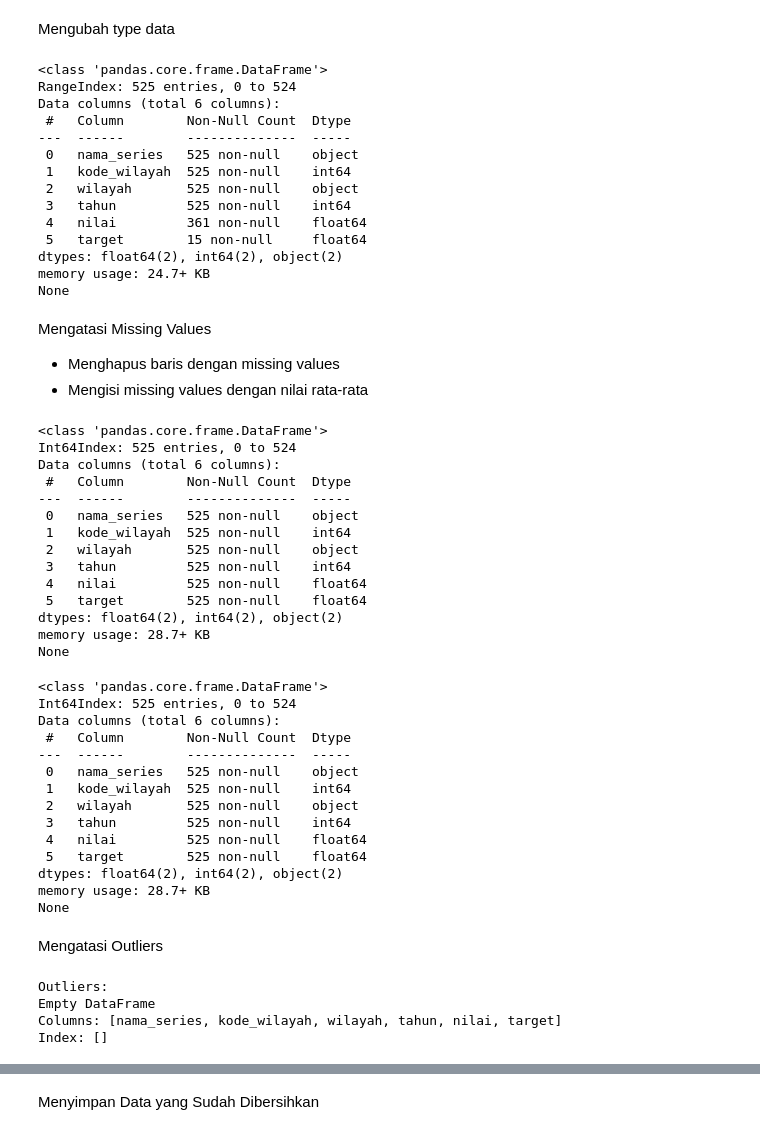
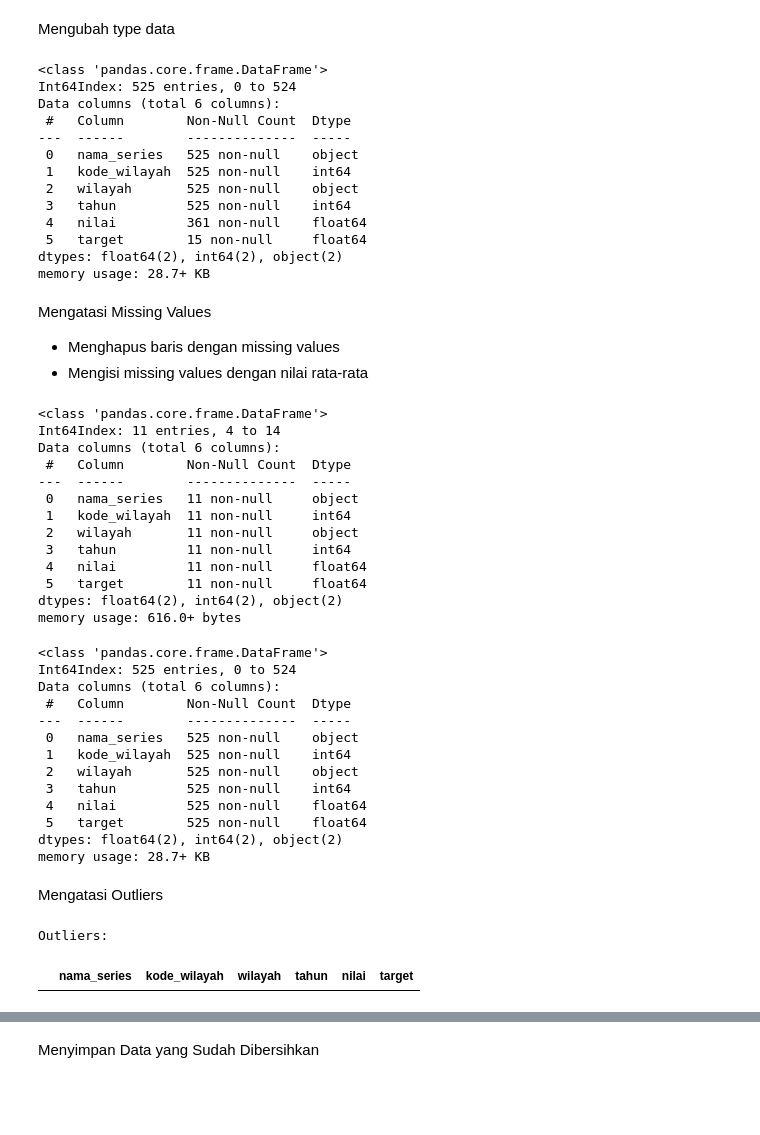
Before and after one commit to tegarkusuma12/Project-Python-Kuliah, a Jupyter notebook: datascience/edust_w6.ipynb, the cells around one changed output, grey strips where cells are left out. Cells and saved outputs as stored; diff of their text form; code cells hidden in the pictures; blank space fills up the shorter version.

```diff
--- a/edust_w6.ipynb
+++ b/datascience/edust_w6.ipynb
@@ -86,10 +84,10 @@ Mengubah type data
 df['nilai'] = df['nilai'].astype('float64')
 df['target'] = df['target'].astype('float64')
 df['tahun'] = df['tahun'].astype('int64')
-print(df.info())
+df.info()
 # %% [output]
 <class 'pandas.core.frame.DataFrame'>
-RangeIndex: 525 entries, 0 to 524
+Int64Index: 525 entries, 0 to 524
 Data columns (total 6 columns):
  #   Column        Non-Null Count  Dtype
 ---  ------        --------------  -----
@@ -100,8 +98,7 @@ Data columns (total 6 columns):
  4   nilai         361 non-null    float64
  5   target        15 non-null     float64
 dtypes: float64(2), int64(2), object(2)
-memory usage: 24.7+ KB
-None
+memory usage: 28.7+ KB
 # %% [markdown]
 Mengatasi Missing Values
 - Menghapus baris dengan missing values
@@ -109,27 +106,26 @@ Mengatasi Missing Values
 # %%
 # Menghapus baris dengan missing values
 df_cleaned = df.dropna(subset=['nilai', 'target'])
-print(df_cleaned.info())
+df_cleaned.info()
 # %% [output]
 <class 'pandas.core.frame.DataFrame'>
-Int64Index: 525 entries, 0 to 524
+Int64Index: 11 entries, 4 to 14
 Data columns (total 6 columns):
  #   Column        Non-Null Count  Dtype
 ---  ------        --------------  -----
- 0   nama_series   525 non-null    object
- 1   kode_wilayah  525 non-null    int64
- 2   wilayah       525 non-null    object
- 3   tahun         525 non-null    int64
- 4   nilai         525 non-null    float64
- 5   target        525 non-null    float64
+ 0   nama_series   11 non-null     object
+ 1   kode_wilayah  11 non-null     int64
+ 2   wilayah       11 non-null     object
+ 3   tahun         11 non-null     int64
+ 4   nilai         11 non-null     float64
+ 5   target        11 non-null     float64
 dtypes: float64(2), int64(2), object(2)
-memory usage: 28.7+ KB
-None
+memory usage: 616.0+ bytes
 # %%
 # Mengisi missing values dengan nilai rata-rata
 df['nilai'] = df['nilai'].fillna(df['nilai'].mean())
 df['target'] = df['target'].fillna(df['target'].mean())
-print(df.info())
+df.info()
 # %% [output]
 <class 'pandas.core.frame.DataFrame'>
 Int64Index: 525 entries, 0 to 524
@@ -144,29 +140,26 @@ Data columns (total 6 columns):
  5   target        525 non-null    float64
 dtypes: float64(2), int64(2), object(2)
 memory usage: 28.7+ KB
-None
 # %% [markdown]
 Mengatasi Outliers
 # %%
 # menggunakan perhitungan outliers
 Q1 = df['nilai'].quantile(0.25)
 Q3 = df['nilai'].quantile(0.75)
 IQR = Q3 - Q1
 
 lower_bound = Q1 - 1.5 * IQR
 upper_bound = Q3 + 1.5 * IQR
 
 outliers = df[(df['nilai'] < lower_bound) | (df['nilai'] > upper_bound)]
 
 df_cleaned = df[~df.index.isin(outliers.index)]
 
 print("\nOutliers:")
-print(outliers)
+outliers
 # %% [output]
 Outliers:
-Empty DataFrame
-Columns: [nama_series, kode_wilayah, wilayah, tahun, nilai, target]
-Index: []
+|  | nama_series | kode_wilayah | wilayah | tahun | nilai | target |
 # %%
 # menentukan batas atas dan bawah
 upper_bound = 100
```
Also changed, not shown: parts of 7 cells of this notebook, 46 other files.
